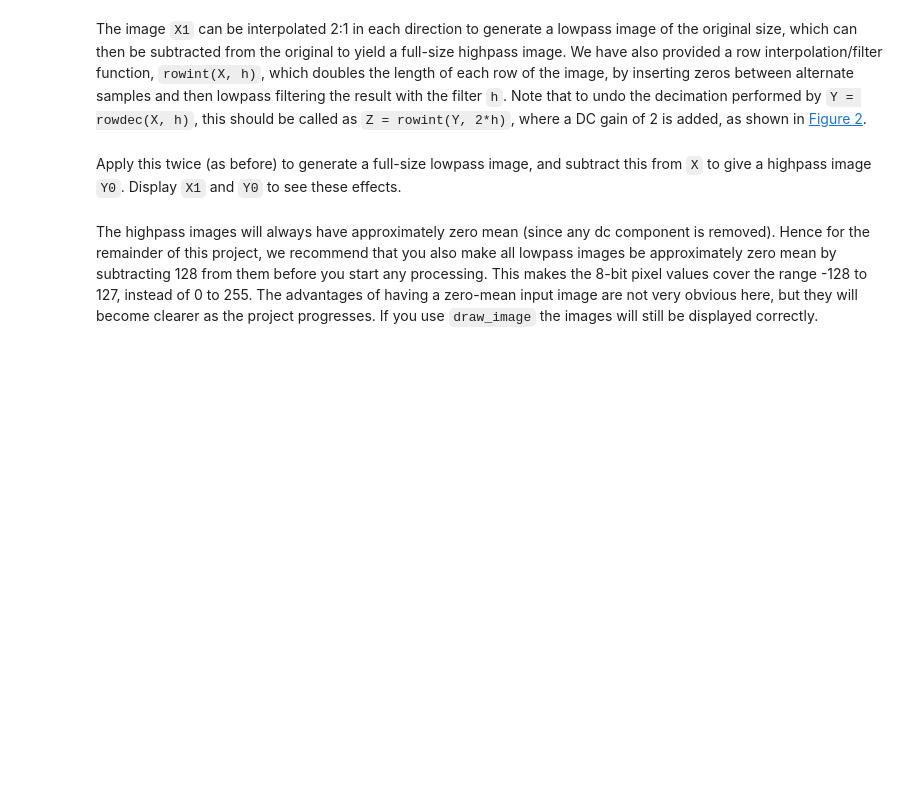
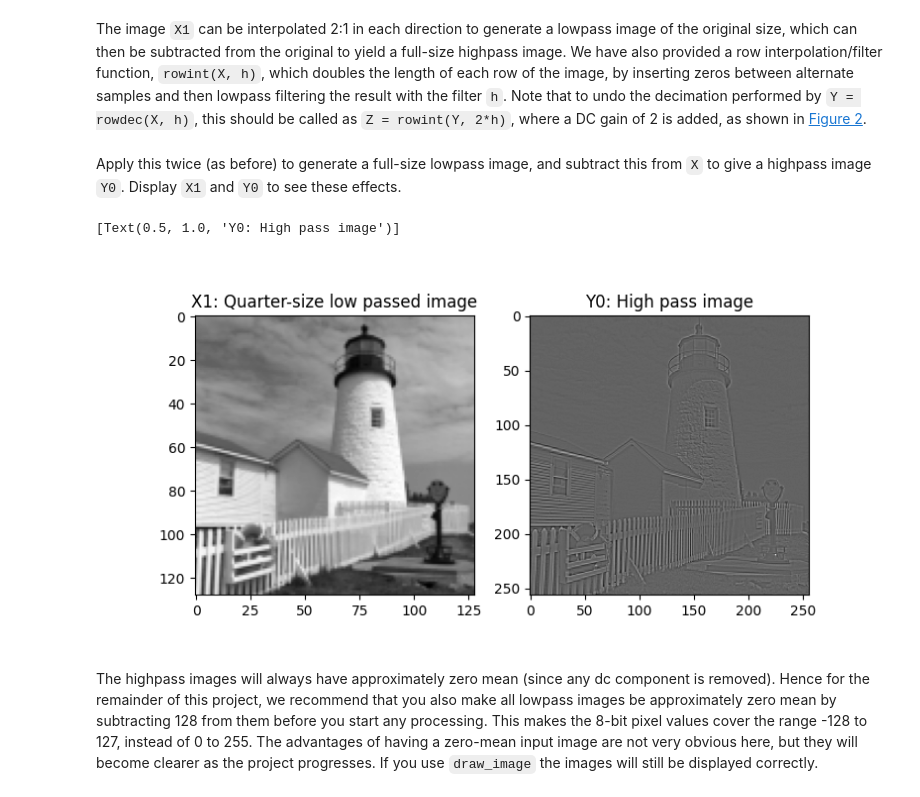
Before and after one commit to sigproc/cued_sf2_lab, a Jupyter notebook: 6-laplacian-pyramid.ipynb, the cells around one changed output. Saved outputs shown, nothing was run; the diff lists cells and outputs as text; code cells hidden in the pictures; blank space fills up the shorter version.

```diff
--- a/6-laplacian-pyramid.ipynb
+++ b/6-laplacian-pyramid.ipynb
@@ -63,3 +61,16 @@ give a highpass image `Y0`. Display `X1` and `Y0` to see these effects.
+# %%
+# your code here
+X2 = rowint(rowint(X1,2*h).T,2*h)
+Y0 = X-X2
+
+fig, axs = plt.subplots(1, 2, figsize=(8, 4))
+axs[0].imshow(X1.T, cmap="gray")
+axs[0].set(title='X1: Quarter-size low passed image')
+axs[1].imshow(Y0, cmap="gray")
+axs[1].set(title='Y0: High pass image')
+# %% [output]
+[Text(0.5, 1.0, 'Y0: High pass image')]
+[figure, added]
 # %% [markdown]
 The highpass images will
 always have approximately zero mean (since any dc component is
```
Also changed, not shown: parts of 12 cells of this notebook, 1 other file.
